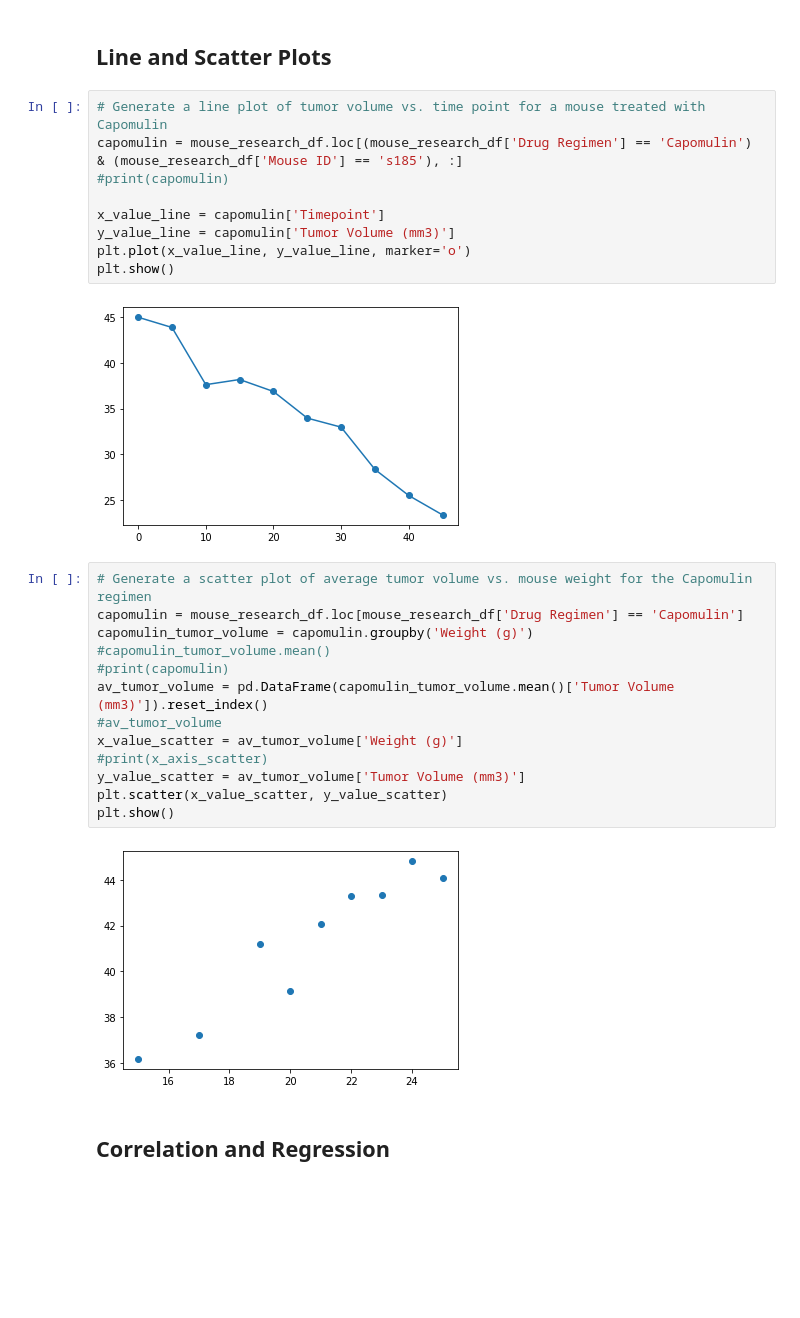
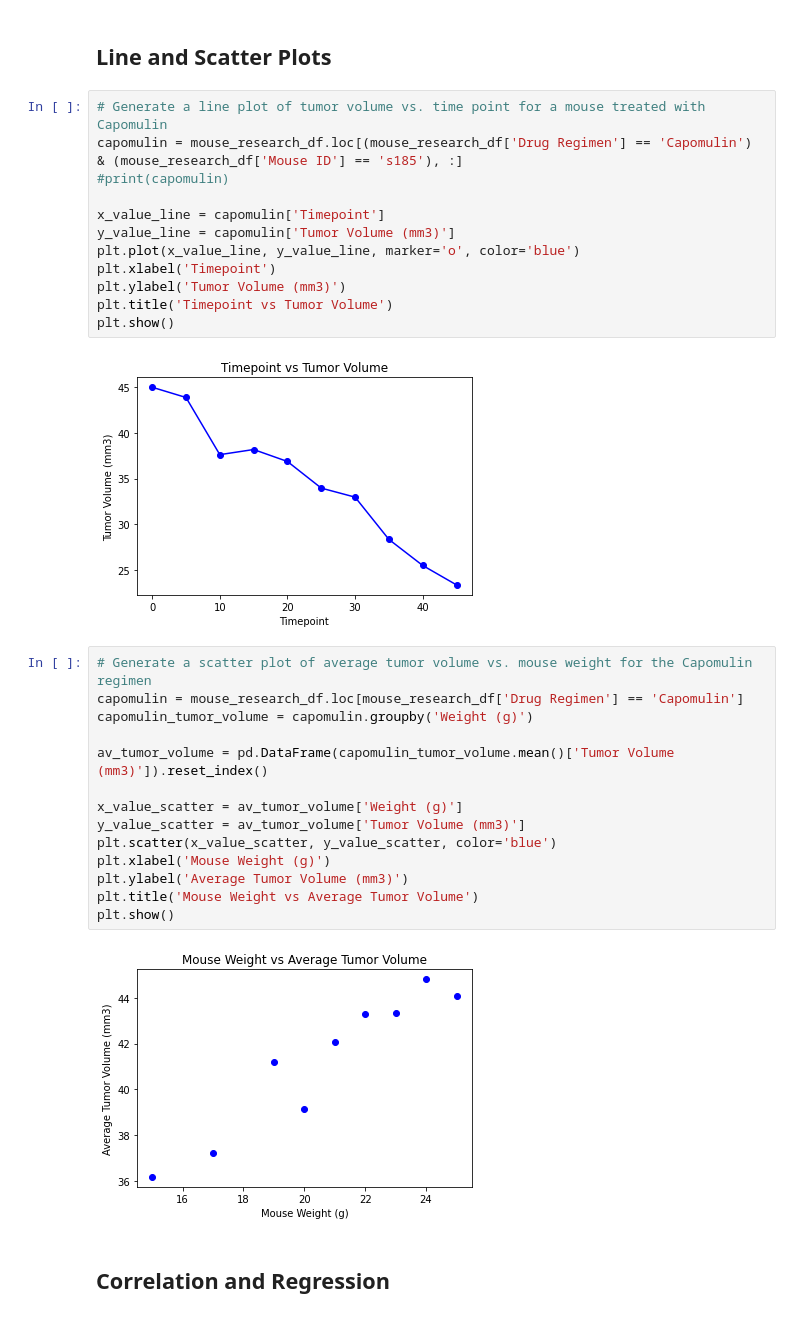
Before and after one commit to knorman123/matplotlib-challenge, a Jupyter notebook: Pymaceuticals/pymaceuticals_starter.ipynb, the cells around one changed output. Drawn from its saved outputs; the diff is of its cells as text; blank space fills up the shorter version.

```diff
--- a/Pymaceuticals/pymaceuticals_starter.ipynb
+++ b/Pymaceuticals/pymaceuticals_starter.ipynb
@@ -227,29 +258,33 @@ Text(0.5, 1.0, 'Gender Distribution')
 # %%
 # Generate a line plot of tumor volume vs. time point for a mouse treated with Capomulin
 capomulin = mouse_research_df.loc[(mouse_research_df['Drug Regimen'] == 'Capomulin') & (mouse_research_df['Mouse ID'] == 's185'), :]
 #print(capomulin)
 
 x_value_line = capomulin['Timepoint']
 y_value_line = capomulin['Tumor Volume (mm3)']
-plt.plot(x_value_line, y_value_line, marker='o')
+plt.plot(x_value_line, y_value_line, marker='o', color='blue')
+plt.xlabel('Timepoint')
+plt.ylabel('Tumor Volume (mm3)')
+plt.title('Timepoint vs Tumor Volume')
 plt.show()
 # %% [output]
-[figure, old version]
+[figure, new version]
 # %%
 # Generate a scatter plot of average tumor volume vs. mouse weight for the Capomulin regimen
 capomulin = mouse_research_df.loc[mouse_research_df['Drug Regimen'] == 'Capomulin']
 capomulin_tumor_volume = capomulin.groupby('Weight (g)')
-#capomulin_tumor_volume.mean()
-#print(capomulin)
+
 av_tumor_volume = pd.DataFrame(capomulin_tumor_volume.mean()['Tumor Volume (mm3)']).reset_index()
-#av_tumor_volume
+
 x_value_scatter = av_tumor_volume['Weight (g)']
-#print(x_axis_scatter)
 y_value_scatter = av_tumor_volume['Tumor Volume (mm3)']
-plt.scatter(x_value_scatter, y_value_scatter)
+plt.scatter(x_value_scatter, y_value_scatter, color='blue')
+plt.xlabel('Mouse Weight (g)')
+plt.ylabel('Average Tumor Volume (mm3)')
+plt.title('Mouse Weight vs Average Tumor Volume')
 plt.show()
 # %% [output]
-[figure, old version]
+[figure, new version]
 # %% [markdown]
 ## Correlation and Regression
 # %%
```
Also changed, not shown: parts of 10 cells of this notebook.
